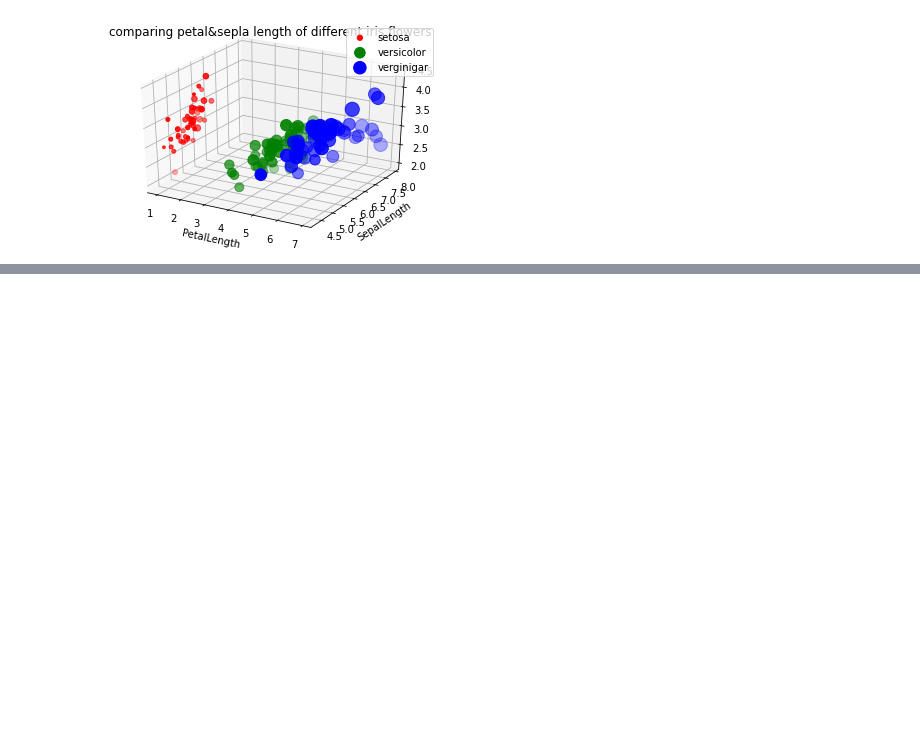
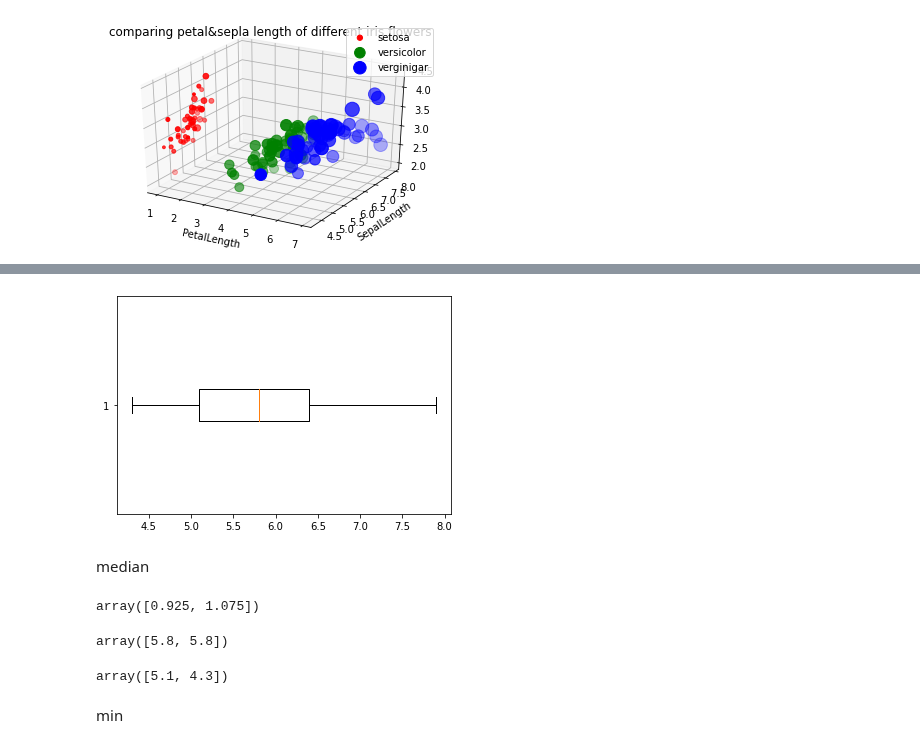
Before and after one commit to SupidchayaTangkidwanich/data_viz_2022, a Jupyter notebook: DataViz02_Data_Distribution.ipynb, the cells around one changed output, grey strips where cells are left out. Saved outputs shown, nothing was run; the diff lists cells and outputs as text; code cells hidden in the pictures; blank space fills up the shorter version.

```diff
--- a/DataViz02_Data_Distribution.ipynb
+++ b/DataViz02_Data_Distribution.ipynb
@@ -170,0 +201,20 @@ plt.title('comparing petal&sepla length of different iris flowers'); # plt.title
+# %%
+ybp = plt.boxplot(df['SepalLength'],vert=False) # เอาตัวแปร ybp มารับ
+# %% [output]
+[figure, added]
+# %% [markdown]
+median
+# %%
+ybp['medians'][0].get_ydata() # list ค่าวาดกราฟ matplotlib สมาชิกตัวที่ 0 ค่า คือ 0.925 , 1.075 (ไม่ได้มีประโยชน์อะไร)
+# %% [output]
+array([0.925, 1.075])
+# %%
+ybp['medians'][0].get_xdata() # 5.8 5.8 คือค่า medians
+# %% [output]
+array([5.8, 5.8])
+# %%
+ybp['whiskers'][0].get_xdata() # 4.3 คือ min
+# %% [output]
+array([5.1, 4.3])
+# %% [markdown]
+min
```
Also changed, not shown: parts of 24 cells of this notebook.
